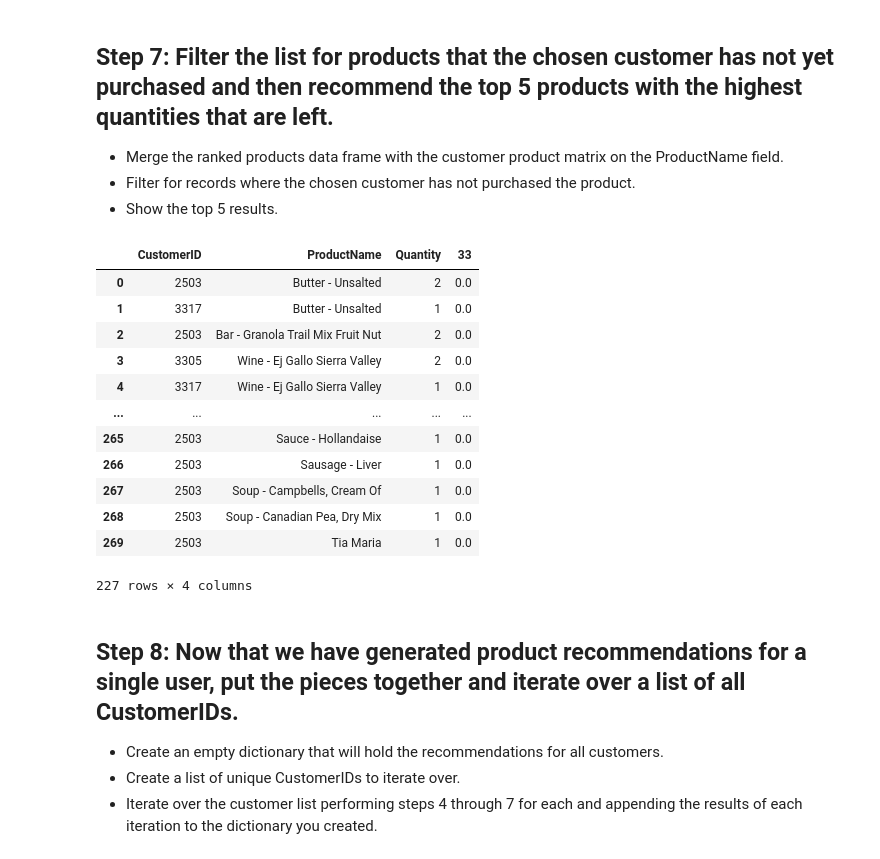
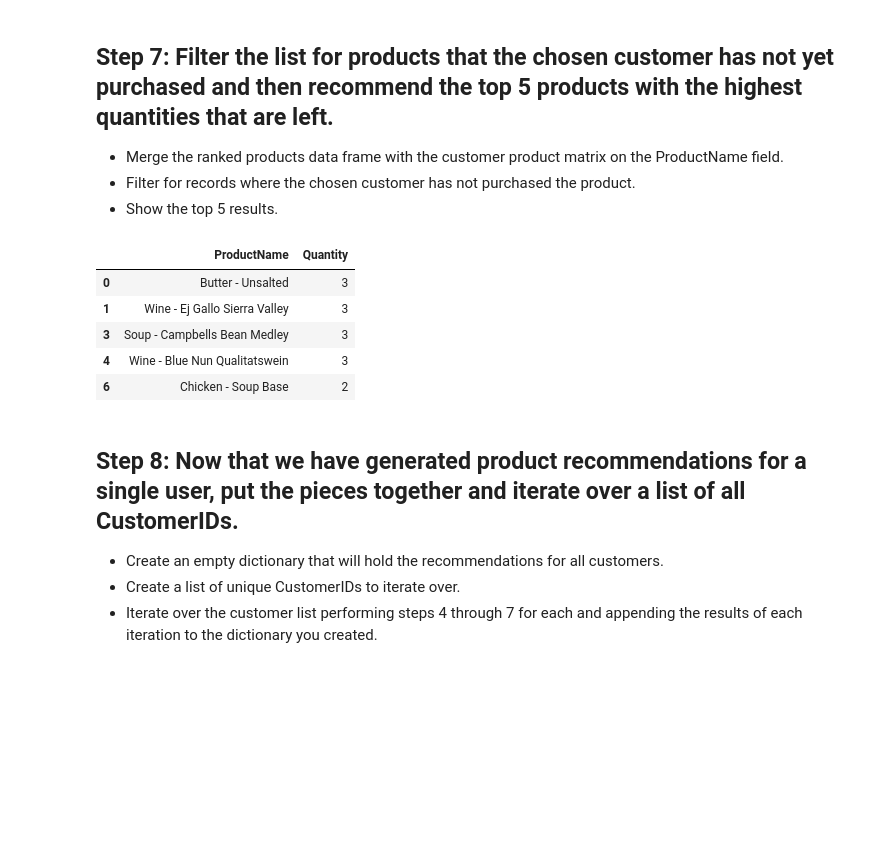
Before and after one commit to guzmanueco/datamad1019, a Jupyter notebook: module-2/lab-intro-recommender-systems/your-code/main.ipynb, the cells around one changed output. Drawn from its saved outputs; the diff is of its cells as text; code cells hidden in the pictures; blank space fills up the shorter version.

```diff
--- a/module-2/lab-intro-recommender-systems/your-code/main.ipynb
+++ b/module-2/lab-intro-recommender-systems/your-code/main.ipynb
@@ -121,28 +147,23 @@ Index(['CustomerID', 'ProductName', 'Quantity'], dtype='object')
 - Merge the ranked products data frame with the customer product matrix on the ProductName field.
 - Filter for records where the chosen customer has not purchased the product.
 - Show the top 5 results.
-# %%
-items_customer=pivoted_total[33].to_frame()
-
-recommended=pd.merge(agg_df,items_customer, on='ProductName')
-
-recommended=recommended[recommended[33]==0]
-
-recommended
-# %% [output]
-|  | CustomerID | ProductName | Quantity | 33 |
-| 0 | 2503 | Butter - Unsalted | 2 | 0.0 |
-| 1 | 3317 | Butter - Unsalted | 1 | 0.0 |
-| 2 | 2503 | Bar - Granola Trail Mix Fruit Nut | 2 | 0.0 |
-| 3 | 3305 | Wine - Ej Gallo Sierra Valley | 2 | 0.0 |
-| 4 | 3317 | Wine - Ej Gallo Sierra Valley | 1 | 0.0 |
-| ... | ... | ... | ... | ... |
-| 265 | 2503 | Sauce - Hollandaise | 1 | 0.0 |
-| 266 | 2503 | Sausage - Liver | 1 | 0.0 |
-| 267 | 2503 | Soup - Campbells, Cream Of | 1 | 0.0 |
-| 268 | 2503 | Soup - Canadian Pea, Dry Mix | 1 | 0.0 |
-| 269 | 2503 | Tia Maria | 1 | 0.0 |
-227 rows × 4 columns
+# %%
+bought_customerx=data[data['CustomerID']==33]
+
+product_list=bought_customerx['ProductName'].to_list()
+
+product_list
+
+recommended=agg_customers[~agg_customers['ProductName'].isin(product_list)].head()
+
+recommended
+# %% [output]
+|  | ProductName | Quantity |
+| 0 | Butter - Unsalted | 3 |
+| 1 | Wine - Ej Gallo Sierra Valley | 3 |
+| 3 | Soup - Campbells Bean Medley | 3 |
+| 4 | Wine - Blue Nun Qualitatswein | 3 |
+| 6 | Chicken - Soup Base | 2 |
 # %% [markdown]
 ## Step 8: Now that we have generated product recommendations for a single user, put the pieces together and iterate over a list of all CustomerIDs.
 
```
Also changed, not shown: parts of 11 cells of this notebook.
